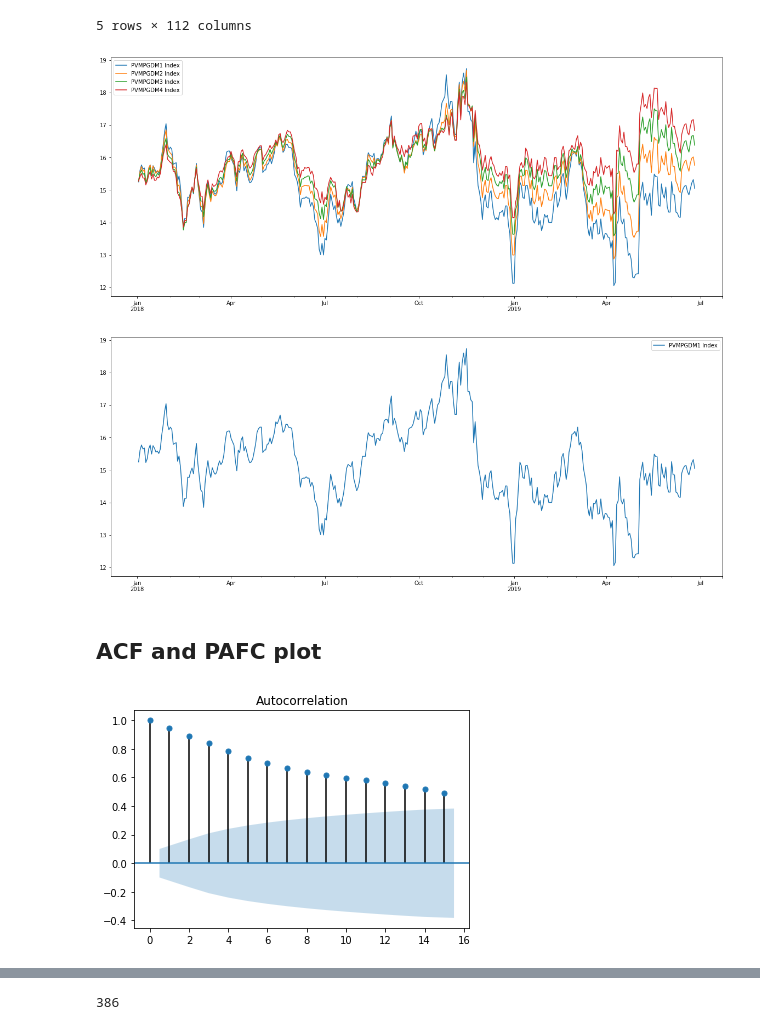
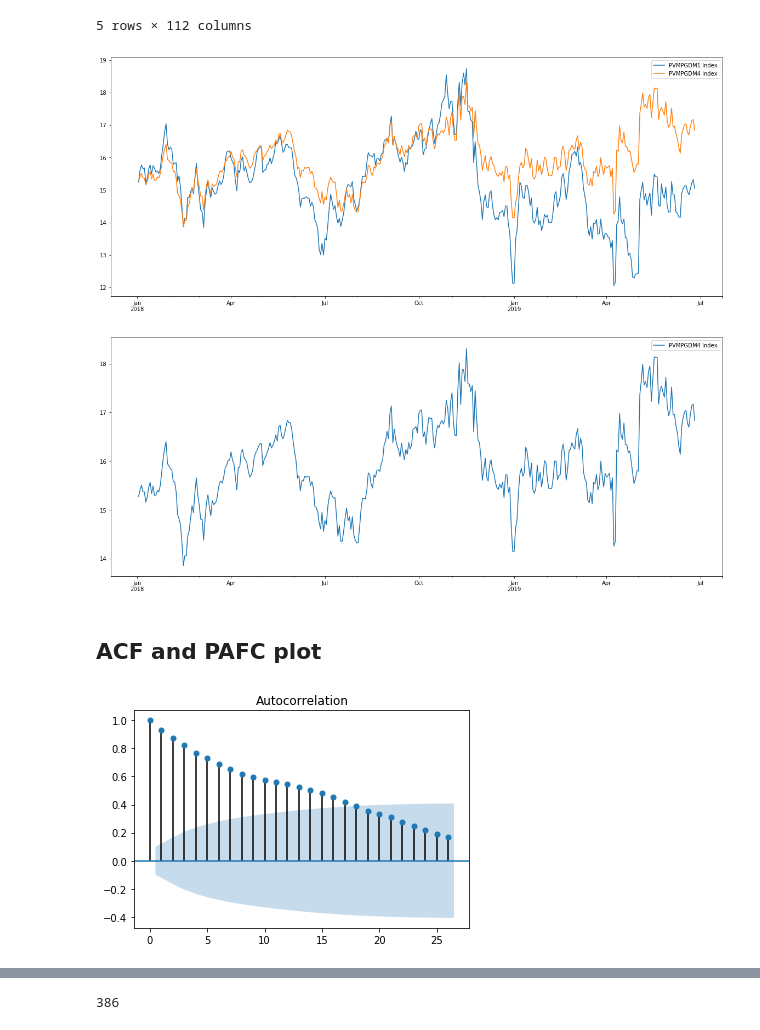
Before and after one commit to psankosik/Learning-Data-Sci, a Jupyter notebook: Self Project/Pricing/Attemp 1/ARMA.ipynb, the cells around one changed output, grey strips where cells are left out. Drawn from its saved outputs; the diff is of its cells as text; code cells hidden in the pictures.

```diff
--- a/Self Project/Pricing/Attemp 1/ARMA.ipynb
+++ b/Self Project/Pricing/Attemp 1/ARMA.ipynb
@@ -25,22 +25,24 @@ df.head()
 | 2018-01-08 | 67.78 | 67.31 | 66.95 | 66.64 | 0.26 | 0.24 | 0.26 | ... |
 5 rows × 112 columns
 # %%
-df1 = df[['PVMPGDM1 Index','PVMPGDM2 Index','PVMPGDM3 Index','PVMPGDM4 Index']]
+df1 = df[['PVMPGDM1 Index','PVMPGDM4 Index']]
 df1.index.freq = 'B'
 # %%
 df1.plot(figsize=(20,8),legend=True);
 # %% [output]
-[figure, old version]
+[figure, new version]
+# %%
+price_index = 'PVMPGDM4 Index'
 # %%
-df1['PVMPGDM1 Index'].plot(figsize=(20,8),legend=True);
+df1[price_index].plot(figsize=(20,8),legend=True);
 # %% [output]
-[figure, old version]
+[figure, new version]
 # %% [markdown]
 ## ACF and PAFC plot
 # %%
 from statsmodels.graphics.tsaplots import plot_acf,plot_pacf
 # %%
 lag = 15
-plot_acf(df1['PVMPGDM1 Index'],lags=lag);
+plot_acf(df1[price_index]);
 # %% [output]
-[figure, old version]
+[figure, new version]
```
Also changed, not shown: parts of 29 cells of this notebook, 2 other files.
